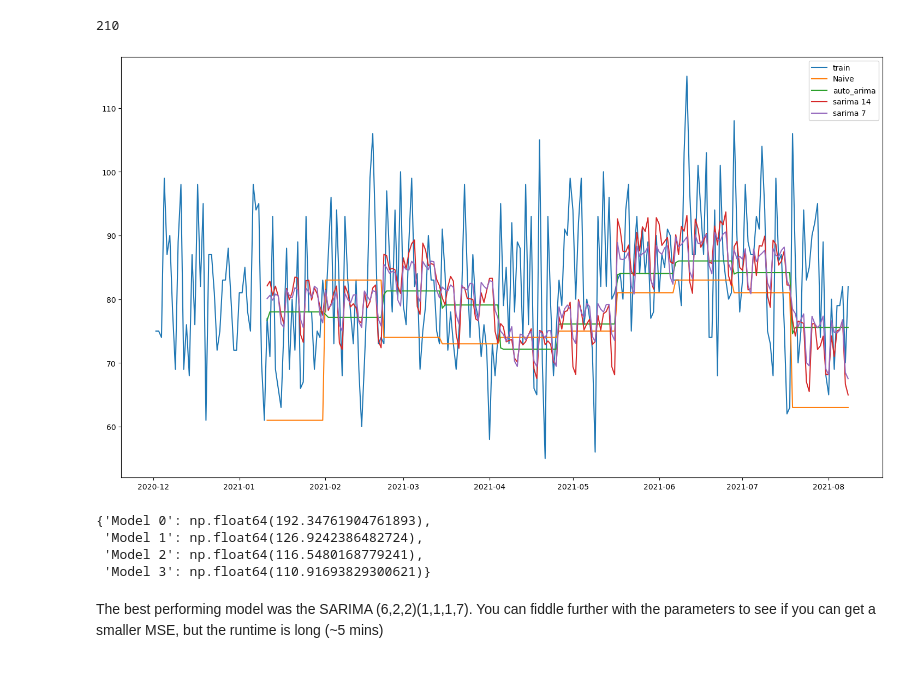
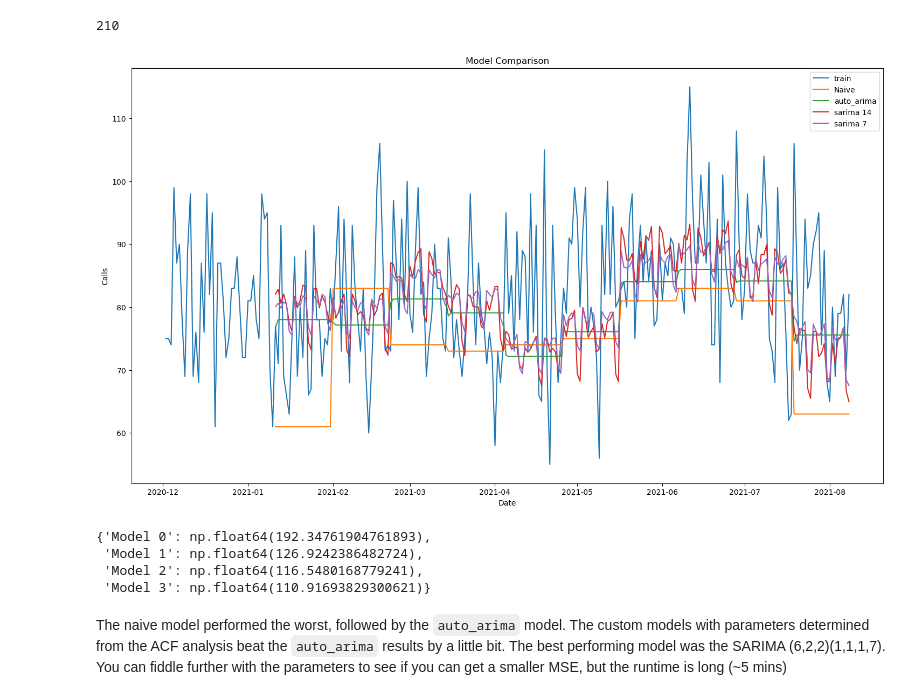
Before and after one commit to kurrynacho/EMS-Project-Fall-2024, a Jupyter notebook: SARIMA_0JTMM.ipynb, the cells around one changed output. Cells and saved outputs as stored; diff of their text form; code cells hidden in the pictures; blank space fills up the shorter version.

Commit message:
adding graph labels

```diff
--- a/SARIMA_0JTMM.ipynb
+++ b/SARIMA_0JTMM.ipynb
@@ -269,15 +269,18 @@ len(np.concatenate(model2_preds))
 # %%
 #adjust
 plt.figure(figsize=(18,10))
 plt.plot(train['date'][-250:], train['count'][-250:], label='train')
 plt.plot(train['date'][-210:], np.concatenate(model0_preds), label = 'Naive')
 plt.plot(train['date'][-210:], np.concatenate(model1_preds), label = 'auto_arima')
 plt.plot(train['date'][-210:], np.concatenate(model2_preds), label = 'sarima 14')
 plt.plot(train['date'][-210:], np.concatenate(model3_preds), label = 'sarima 7')
+plt.title('Model Comparison')
+plt.xlabel('Date')
+plt.ylabel('Calls')
 plt.legend()
 plt.show()
 # %% [output]
-[figure, old version]
+[figure, new version]
 # %%
 from sklearn.metrics import mean_squared_error as mse
 
@@ -295,4 +298,5 @@ ordered_dict
  'Model 2': np.float64(116.5480168779241),
  'Model 3': np.float64(110.91693829300621)}
 # %% [markdown]
+The naive model performed the worst, followed by the `auto_arima` model. The custom models with parameters determined from the ACF analysis beat the `auto_arima` results by a little bit.
 The best performing model was the SARIMA (6,2,2)(1,1,1,7). You can fiddle further with the parameters to see if you can get a smaller MSE, but the runtime is long (~5 mins)
```
